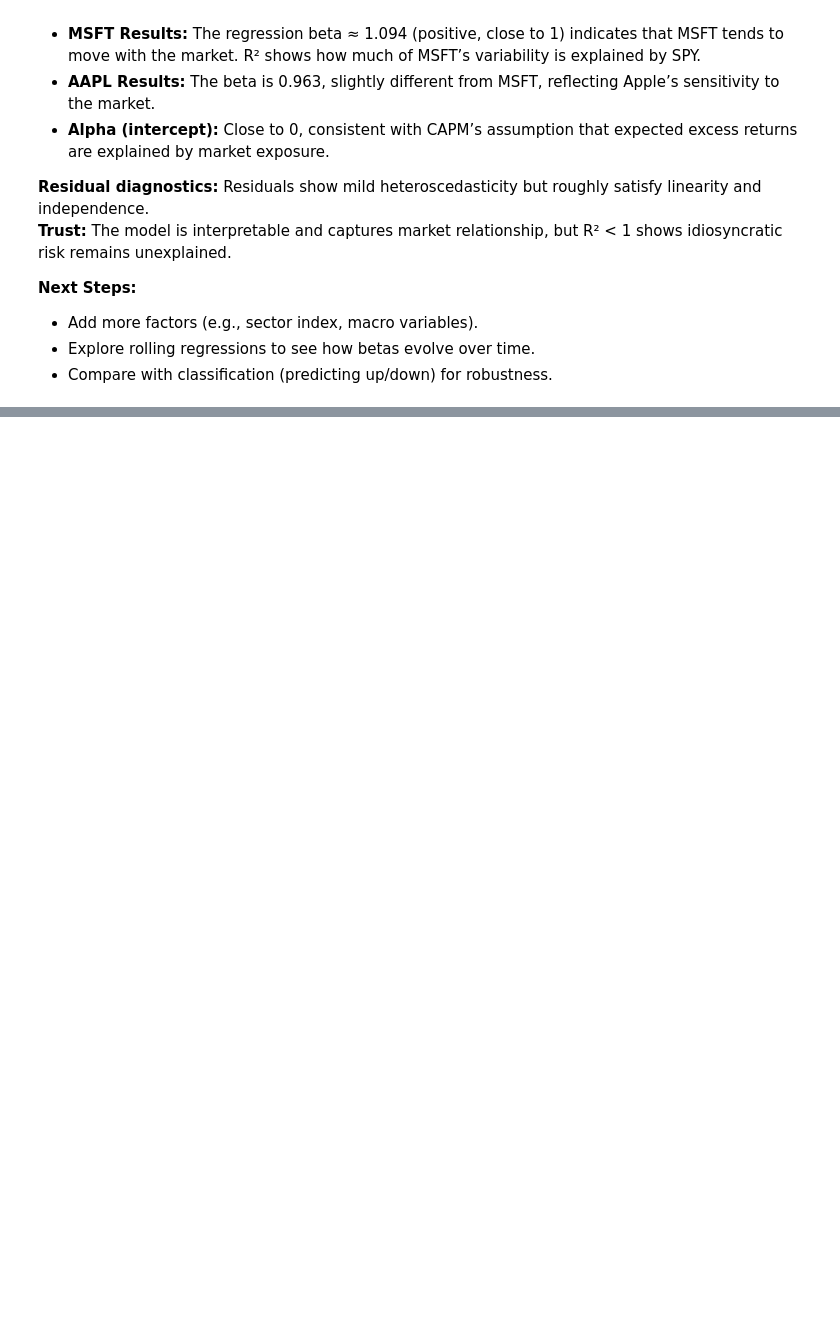
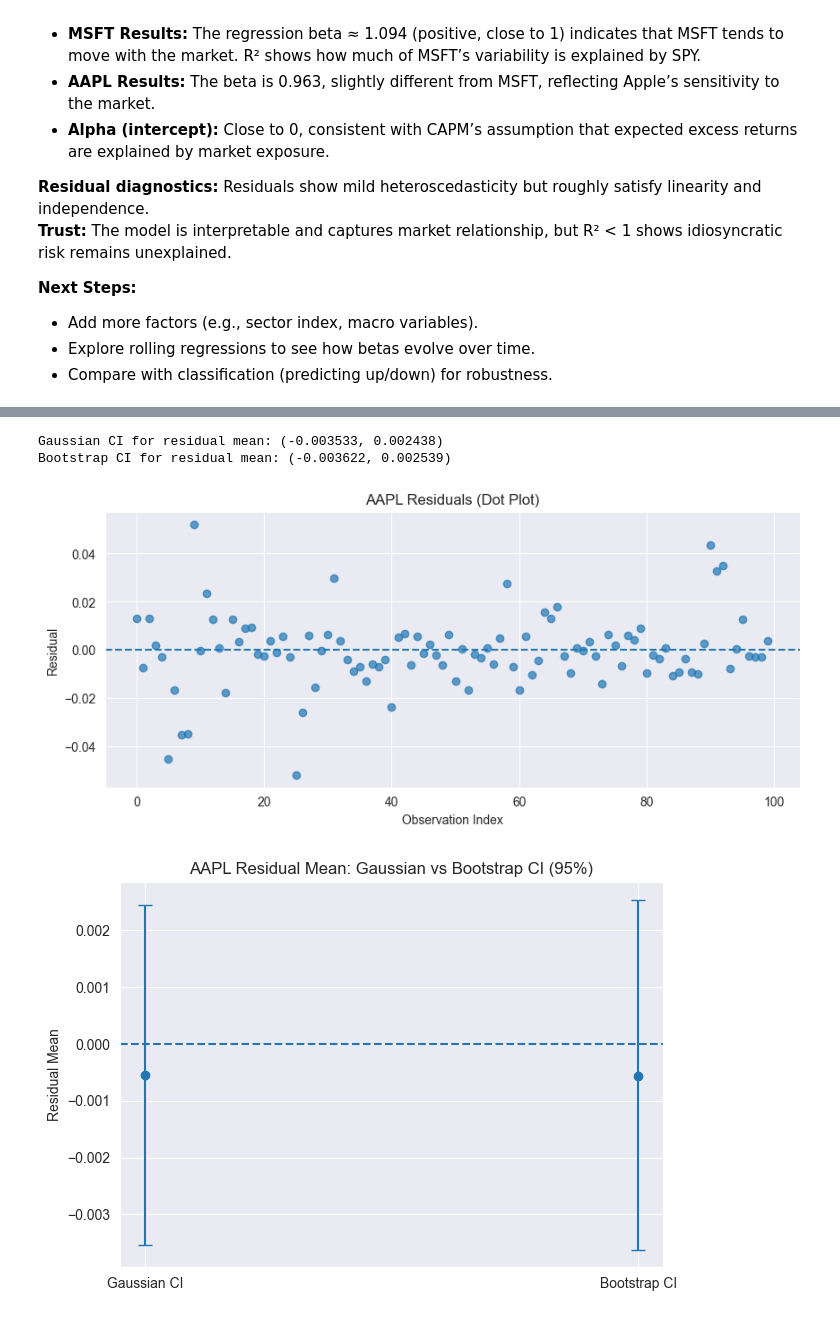
Before and after one commit to Tylerzhuo/bootcamp_haotian_zhuo, a Jupyter notebook: project/notebook/modelling.ipynb, the cells around one changed output, grey strips where cells are left out. Cells and saved outputs as stored; diff of their text form; code cells hidden in the pictures; blank space fills up the shorter version.

```diff
--- a/project/notebook/modelling.ipynb
+++ b/project/notebook/modelling.ipynb
@@ -129,0 +205,62 @@ We modeled MSFT and AAPL returns as a linear function of SPY returns (market pro
+# %%
+from scipy import stats
+
+# --- 1) Residuals (AAPL) ---
+residuals = y_test_aapl - y_pred_aapl
+n = len(residuals)
+
+# --- Gaussian CI for residual mean ---
+alpha = 0.05
+mean_res = np.mean(residuals)
+std_res = np.std(residuals, ddof=1)
+z = stats.norm.ppf(1 - alpha/2)
+gauss_ci = (mean_res - z * std_res / np.sqrt(n),
+            mean_res + z * std_res / np.sqrt(n))
+
+# --- Bootstrap CI for residual mean ---
+def bootstrap_ci_residual_mean(resid, n_bootstrap=2000, alpha=0.05, random_state=42):
+    rng = np.random.default_rng(random_state)
+    boot_means = []
+    for _ in range(n_bootstrap):
+        sample = rng.choice(resid, size=len(resid), replace=True)
+        boot_means.append(sample.mean())
+    lower = np.percentile(boot_means, 100*alpha/2)
+    upper = np.percentile(boot_means, 100*(1 - alpha/2))
+    return float(lower), float(upper), float(np.mean(boot_means))
+
+boot_lower, boot_upper, boot_mean = bootstrap_ci_residual_mean(residuals, n_bootstrap=2000, alpha=alpha)
+
+print(f"Gaussian CI for residual mean: ({gauss_ci[0]:.6f}, {gauss_ci[1]:.6f})")
+print(f"Bootstrap CI for residual mean: ({boot_lower:.6f}, {boot_upper:.6f})")
+
+# --- FIGURE 1: Residual dot plot with y=0 baseline ---
+plt.figure(figsize=(10, 4))
+plt.scatter(range(n), residuals, alpha=0.7)
+plt.axhline(0, linestyle="--")
+plt.title("AAPL Residuals (Dot Plot)")
+plt.xlabel("Observation Index")
+plt.ylabel("Residual")
+plt.show()
+
+# --- FIGURE 2: Gaussian vs Bootstrap CI for residual mean ---
+point_estimates = [mean_res, boot_mean]
+ci_lowers = [gauss_ci[0], boot_lower]
+ci_uppers = [gauss_ci[1], boot_upper]
+labels = ["Gaussian CI", "Bootstrap CI"]
+
+x = np.arange(len(labels))
+y = np.array(point_estimates)
+yerr = np.vstack([y - np.array(ci_lowers), np.array(ci_uppers) - y])
+
+plt.figure(figsize=(7, 5))
+plt.errorbar(x, y, yerr=yerr, fmt='o', capsize=5)
+plt.axhline(0, linestyle="--")  # baseline at zero residual mean
+plt.xticks(x, labels)
+plt.title("AAPL Residual Mean: Gaussian vs Bootstrap CI (95%)")
+plt.ylabel("Residual Mean")
+plt.show()
+# %% [output]
+Gaussian CI for residual mean: (-0.003533, 0.002438)
+Bootstrap CI for residual mean: (-0.003622, 0.002539)
+[figure, added]
+[figure, added]
```
Also changed, not shown: parts of 6 cells of this notebook.
